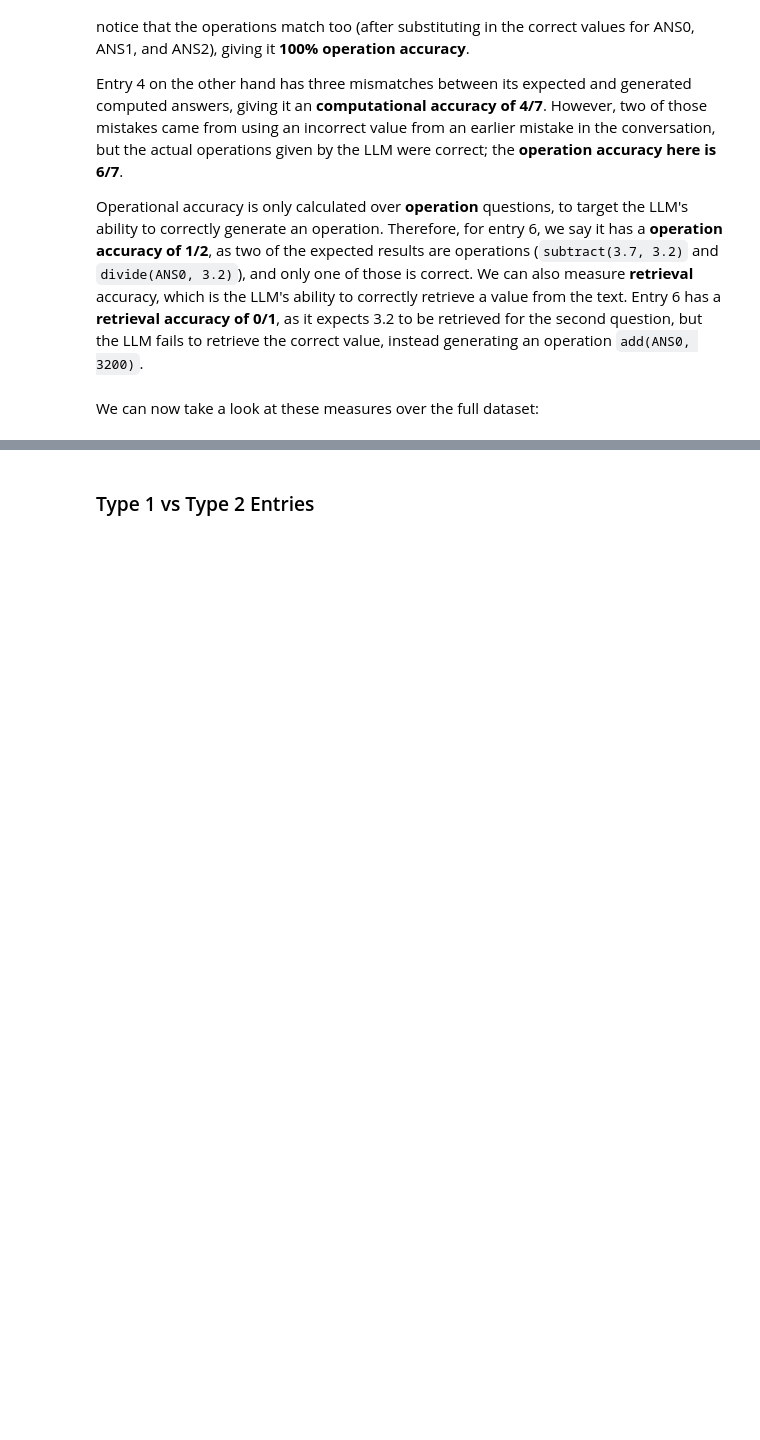
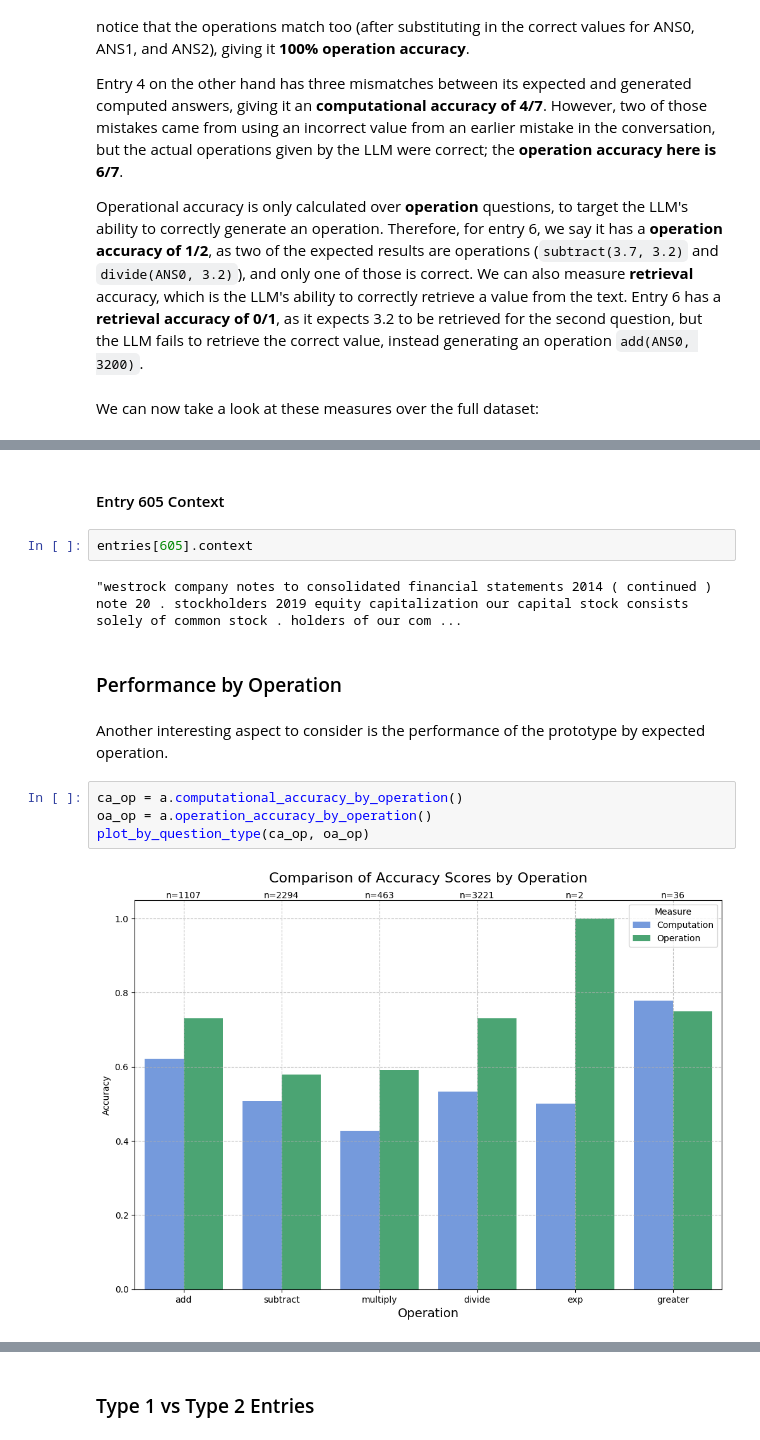
Before and after one commit to AntJamGeo/ConvFinQA, a Jupyter notebook: notebooks/LLM-Based Prototype Report.ipynb, the cells around one changed output, grey strips where cells are left out. Cells and saved outputs as stored; diff of their text form; blank space fills up the shorter version.

```diff
--- a/notebooks/LLM-Based Prototype Report.ipynb
+++ b/notebooks/LLM-Based Prototype Report.ipynb
@@ -110,0 +170,16 @@ These figures seem to suggest that the retrieval and the operation generation ab
+# %% [markdown]
+#### Entry 605 Context
+# %%
+entries[605].context
+# %% [output]
+"westrock company notes to consolidated financial statements 2014 ( continued ) note 20 . stockholders 2019 equity capitalization our capital stock consists solely of common stock . holders of our com ...
+# %% [markdown]
+### Performance by Operation
+# %% [markdown]
+Another interesting aspect to consider is the performance of the prototype by expected operation.
+# %%
+ca_op = a.computational_accuracy_by_operation()
+oa_op = a.operation_accuracy_by_operation()
+plot_by_question_type(ca_op, oa_op)
+# %% [output]
+[figure, added]
```
Also changed, not shown: parts of 26 cells of this notebook, 4 other files.
